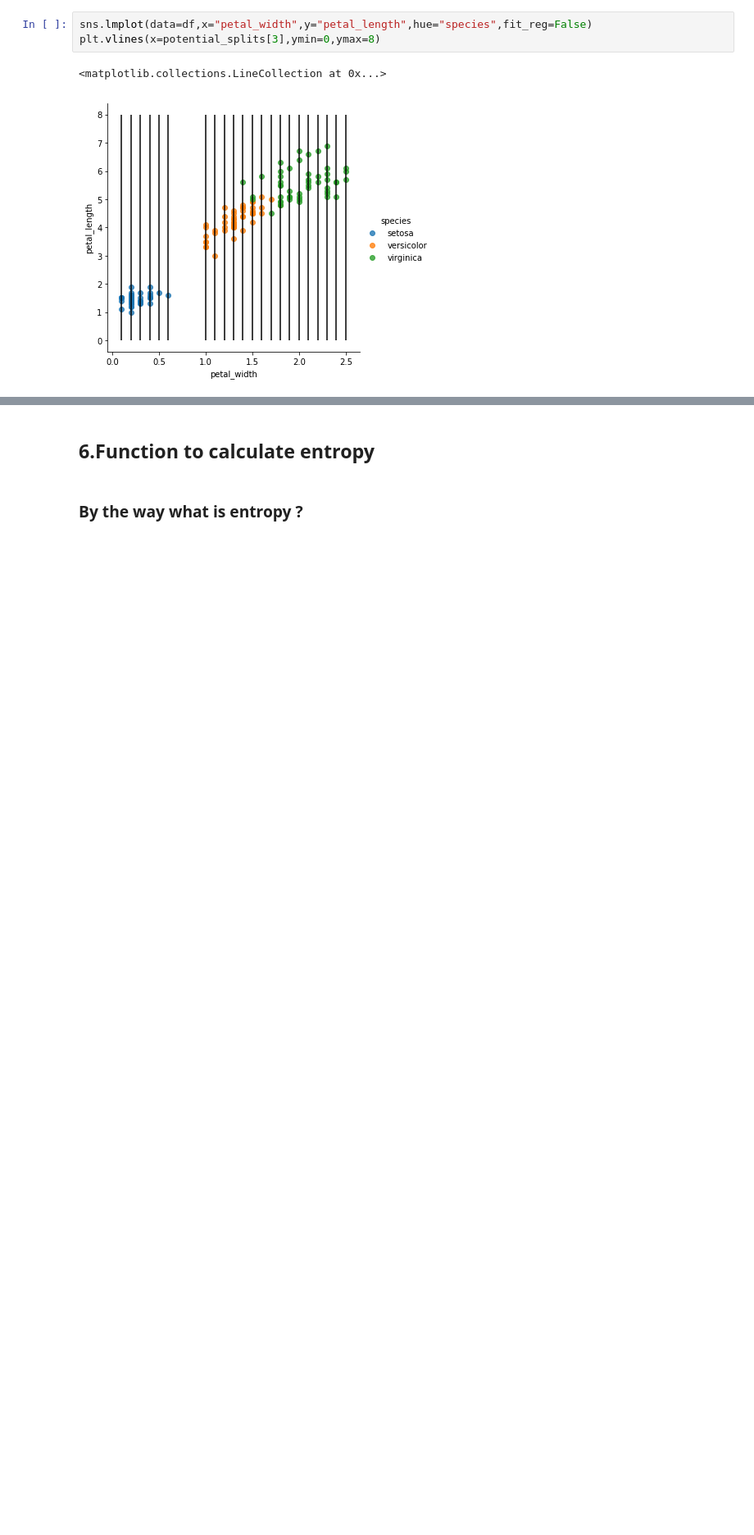
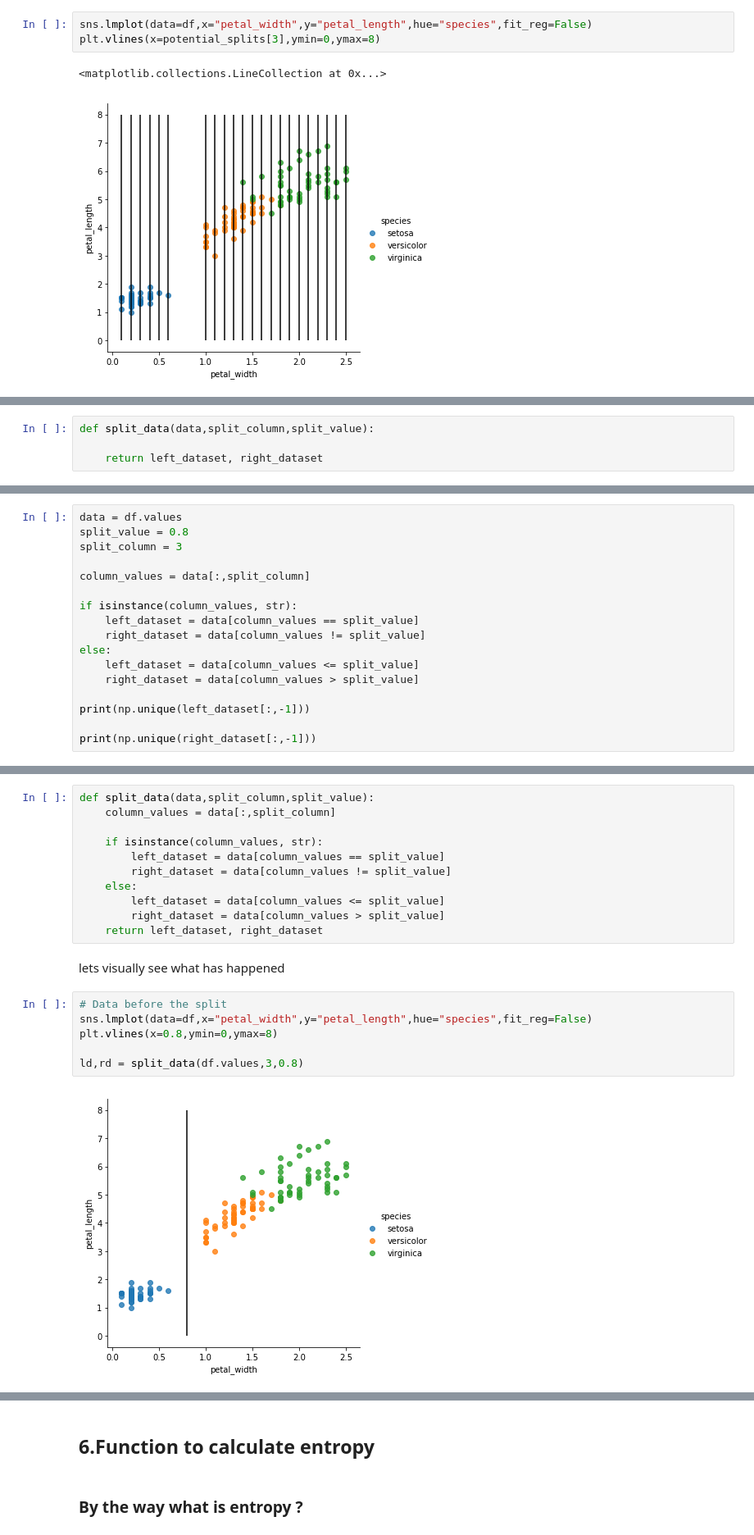
Before and after one commit to karangautam/Decision-Tree-From-Scratch, a Jupyter notebook: Decision Tree From Scratch.ipynb, the cells around one changed output, grey strips where cells are left out. Shown: that part at 82% size. Drawn from its saved outputs; the diff is of its cells as text; blank space fills up the shorter version.

```diff
--- a/Decision Tree From Scratch.ipynb
+++ b/Decision Tree From Scratch.ipynb
@@ -254,0 +268,4 @@ plt.vlines(x=potential_splits[3],ymin=0,ymax=8)
+# %%
+def split_data(data,split_column,split_value):
+
+    return left_dataset, right_dataset
@@ -254,0 +284,17 @@ plt.vlines(x=potential_splits[3],ymin=0,ymax=8)
+# %%
+data = df.values
+split_value = 0.8
+split_column = 3
+
+column_values = data[:,split_column]
+
+if isinstance(column_values, str):
+    left_dataset = data[column_values == split_value]
+    right_dataset = data[column_values != split_value]
+else:
+    left_dataset = data[column_values <= split_value]
+    right_dataset = data[column_values > split_value]
+
+print(np.unique(left_dataset[:,-1]))
+
+print(np.unique(right_dataset[:,-1]))
@@ -254,0 +328,21 @@ plt.vlines(x=potential_splits[3],ymin=0,ymax=8)
+# %%
+def split_data(data,split_column,split_value):
+    column_values = data[:,split_column]
+
+    if isinstance(column_values, str):
+        left_dataset = data[column_values == split_value]
+        right_dataset = data[column_values != split_value]
+    else:
+        left_dataset = data[column_values <= split_value]
+        right_dataset = data[column_values > split_value]
+    return left_dataset, right_dataset
+# %% [markdown]
+lets visually see what has happened
+# %%
+# Data before the split
+sns.lmplot(data=df,x="petal_width",y="petal_length",hue="species",fit_reg=False)
+plt.vlines(x=0.8,ymin=0,ymax=8)
+
+ld,rd = split_data(df.values,3,0.8)
+# %% [output]
+[figure, added]
```
Also changed, not shown: parts of 57 cells of this notebook.
